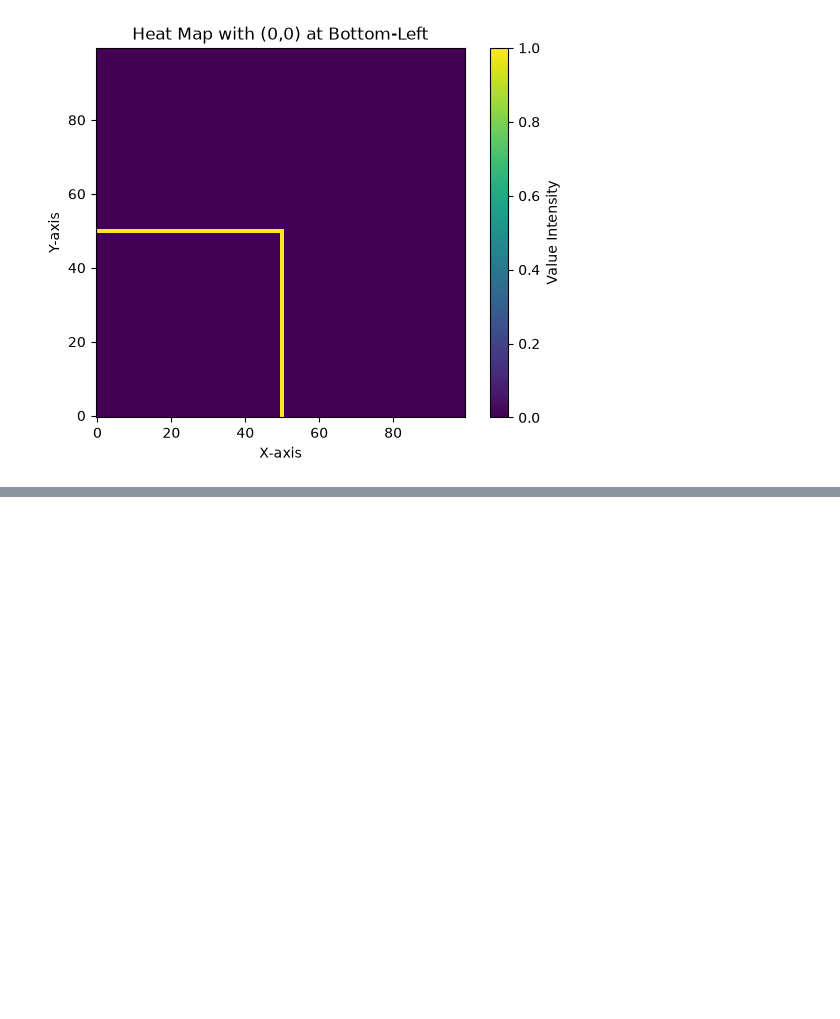
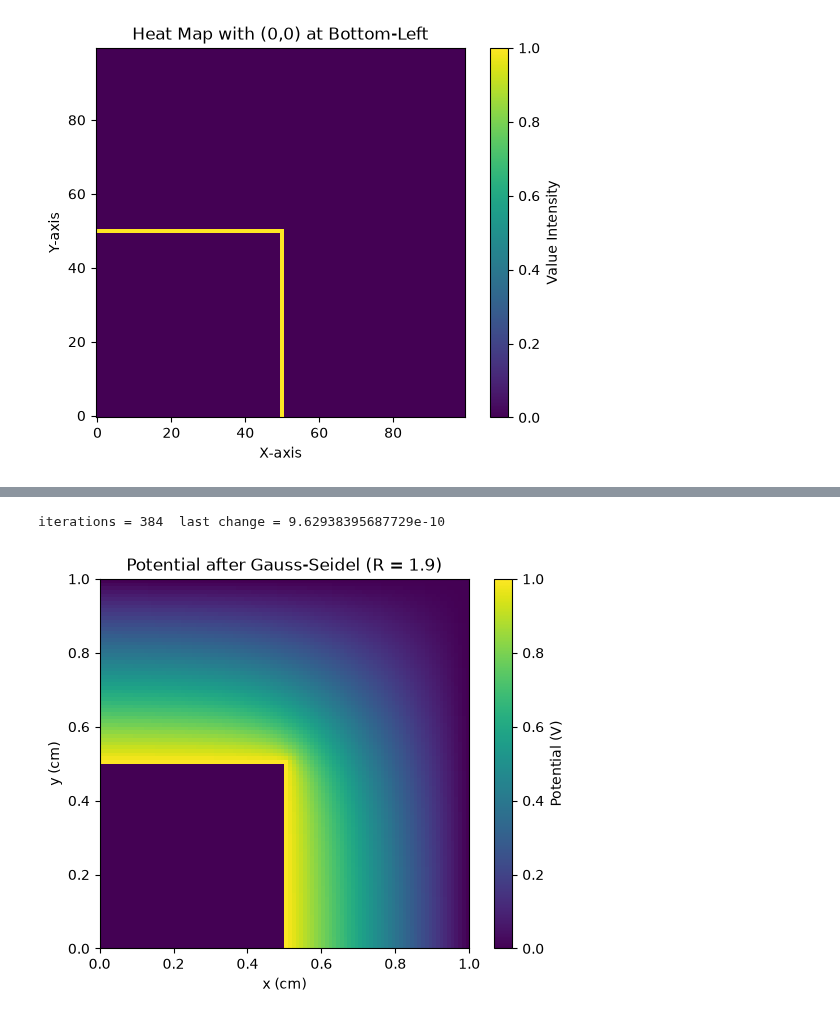
Before and after one commit to pamuduamarasinghe/Computational-Electrodynamics, a Jupyter notebook: CED_02.ipynb, the cells around one changed output, grey strips where cells are left out. Cells and saved outputs as stored; diff of their text form; code cells hidden in the pictures; blank space fills up the shorter version.

Commit message:
Iteration with the Gauss-Seidel scheme

```diff
--- a/CED_02.ipynb
+++ b/CED_02.ipynb
@@ -47,0 +71,46 @@ plt.show()
+# %%
+R = 1.9
+tol = 1e-9
+max_iter = 1000
+
+for it in range(1, max_iter + 1):
+    max_diff = 0.0
+
+    for i in range(0, n-1):
+        for j in range(0, n-1):
+            if in_[i, j]:
+                up = initial_matrix[i+1, j]
+                right = initial_matrix[i, j+1]
+
+                if i == 0:                          # symmetry line
+                    down = initial_matrix[1, j]
+                else:
+                    down = initial_matrix[i-1, j]
+
+                if j == 0:                          # symmetry line
+                    left = initial_matrix[i, 1]
+                else:
+                    left = initial_matrix[i, j-1]
+
+                avg = (up + down + left + right) / 4
+                old = initial_matrix[i, j]
+                initial_matrix[i, j] = old + R * (avg - old)
+
+                if abs(initial_matrix[i, j] - old) > max_diff:
+                    max_diff = abs(initial_matrix[i, j] - old)
+
+    if max_diff < tol:
+        break
+
+print("iterations =", it, " last change =", max_diff)
+
+
+plt.imshow(initial_matrix, cmap='viridis', origin='lower', extent=[0, 1, 0, 1])
+plt.colorbar(label='Potential (V)')
+plt.title('Potential after Gauss-Seidel (R = 1.9)')
+plt.xlabel('x (cm)')
+plt.ylabel('y (cm)')
+plt.show()
+# %% [output]
+iterations = 384  last change = 9.62938395687729e-10
+[figure, added]
```
Also changed, not shown: parts of 2 cells of this notebook.
